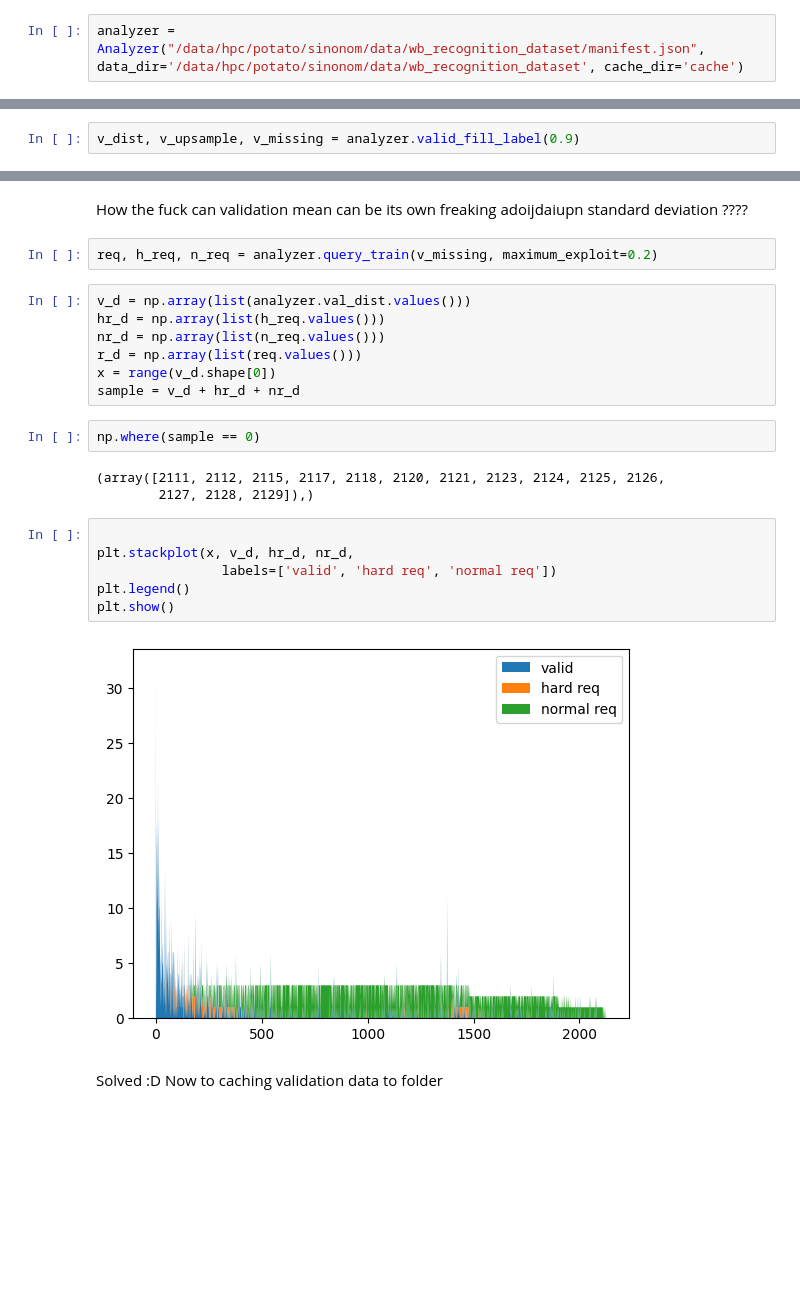
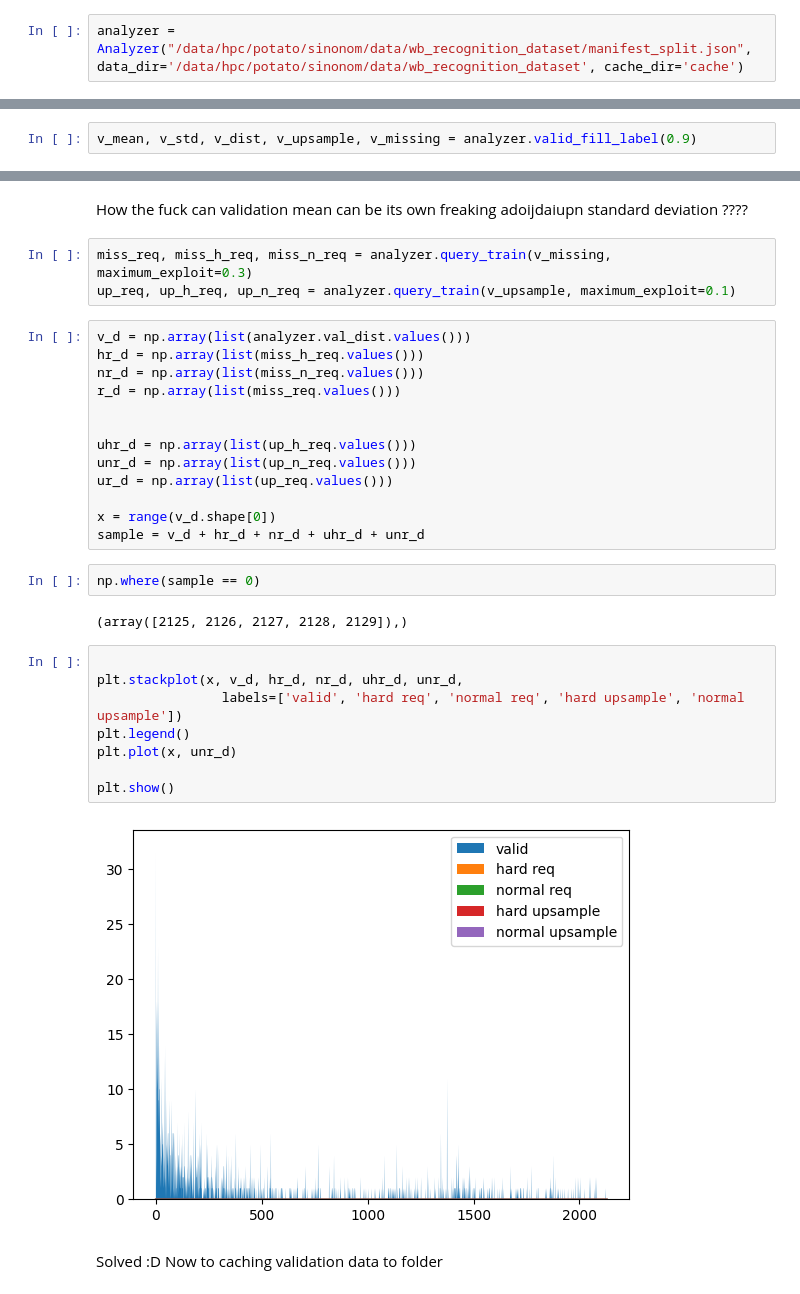
Before and after one commit to OwOIamNoob/SinoNom, a Jupyter notebook: src/data/components/test.ipynb, the cells around one changed output, grey strips where cells are left out. Cells and saved outputs as stored; diff of their text form; blank space fills up the shorter version.

Commit message:
full label filling and balancing

```diff
--- a/src/data/components/test.ipynb
+++ b/src/data/components/test.ipynb
@@ -101,2 +103,2 @@ for vc in zip(values, count):
 # %%
-analyzer = Analyzer("/data/hpc/potato/sinonom/data/wb_recognition_dataset/manifest.json", data_dir='/data/hpc/potato/sinonom/data/wb_recognition_dataset', cache_dir='cache')
+analyzer = Analyzer("/data/hpc/potato/sinonom/data/wb_recognition_dataset/manifest_split.json", data_dir='/data/hpc/potato/sinonom/data/wb_recognition_dataset', cache_dir='cache')
@@ -105,3 +107,3 @@ analyzer.prepare()
 # %%
-v_dist, v_upsample, v_missing = analyzer.valid_fill_label(0.9)
+v_mean, v_std, v_dist, v_upsample, v_missing = analyzer.valid_fill_label(0.9)
 # %% [output]
@@ -126,27 +128,35 @@ plt.show()
 # %% [markdown]
 How the fuck can validation mean can be its own freaking adoijdaiupn standard deviation ????
-# %%
-req, h_req, n_req = analyzer.query_train(v_missing, maximum_exploit=0.2)
+# %%
+miss_req, miss_h_req, miss_n_req = analyzer.query_train(v_missing, maximum_exploit=0.3)
+up_req, up_h_req, up_n_req = analyzer.query_train(v_upsample, maximum_exploit=0.1)
 # %%
 v_d = np.array(list(analyzer.val_dist.values()))
-hr_d = np.array(list(h_req.values()))
-nr_d = np.array(list(n_req.values()))
-r_d = np.array(list(req.values()))
+hr_d = np.array(list(miss_h_req.values()))
+nr_d = np.array(list(miss_n_req.values()))
+r_d = np.array(list(miss_req.values()))
+
+
+uhr_d = np.array(list(up_h_req.values()))
+unr_d = np.array(list(up_n_req.values()))
+ur_d = np.array(list(up_req.values()))
+
 x = range(v_d.shape[0])
-sample = v_d + hr_d + nr_d
+sample = v_d + hr_d + nr_d + uhr_d + unr_d
 # %%
 np.where(sample == 0)
 # %% [output]
-(array([2111, 2112, 2115, 2117, 2118, 2120, 2121, 2123, 2124, 2125, 2126,
-        2127, 2128, 2129]),)
+(array([2125, 2126, 2127, 2128, 2129]),)
 # %%
 
-plt.stackplot(x, v_d, hr_d, nr_d,
-                labels=['valid', 'hard req', 'normal req'])
+plt.stackplot(x, v_d, hr_d, nr_d, uhr_d, unr_d,
+                labels=['valid', 'hard req', 'normal req', 'hard upsample', 'normal upsample'])
 plt.legend()
+plt.plot(x, unr_d)
+
 plt.show()
 # %% [output]
-[figure, old version]
+[figure, new version]
 # %% [markdown]
 Solved :D Now to caching validation data to folder
 # %%
```
Also changed, not shown: parts of 9 cells of this notebook, 1 other file.
